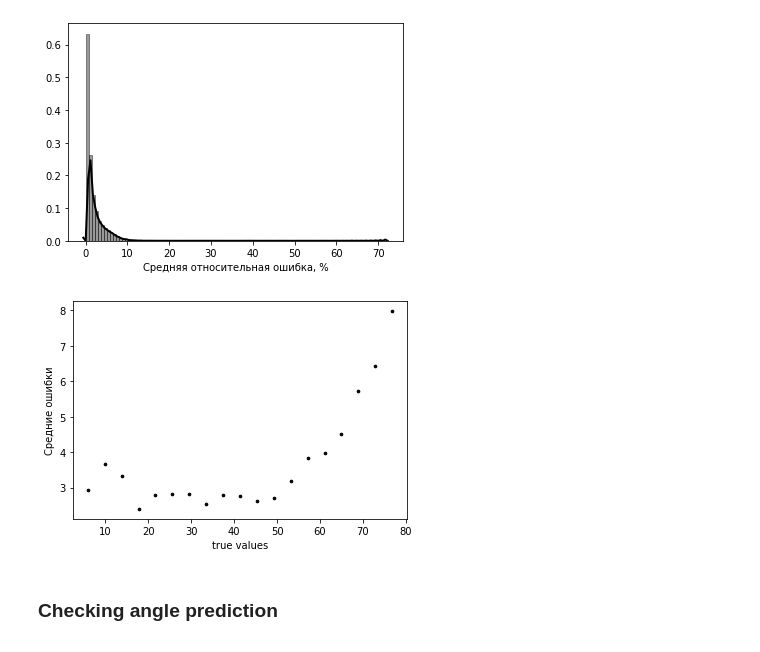
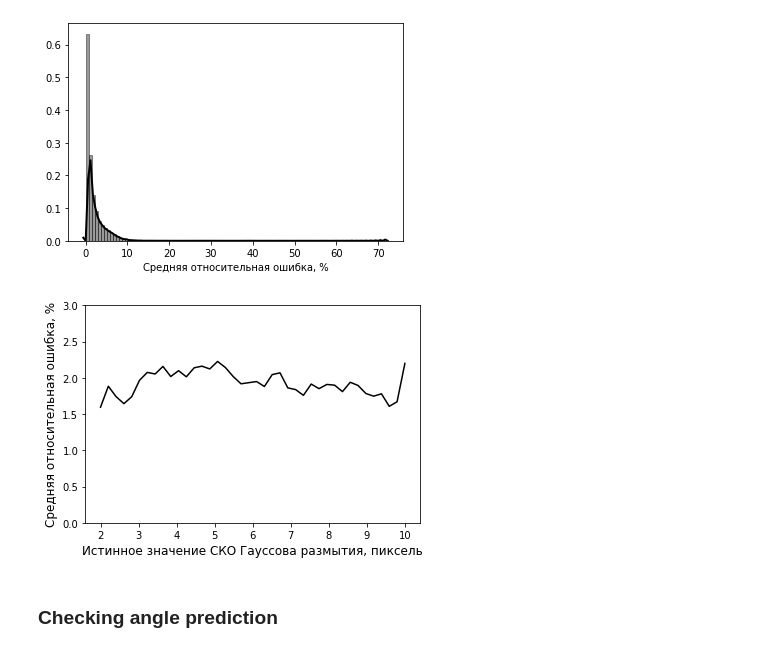
Before and after one commit to IaroslavS/blur_classification, a Jupyter notebook: blur_classification_v2.ipynb, the cells around one changed output. Cells and saved outputs as stored; diff of their text form; code cells hidden in the pictures.

```diff
--- a/blur_classification_v2.ipynb
+++ b/blur_classification_v2.ipynb
@@ -8646,7 +8646,7 @@ print(output_filename)
 with open(output_filename, 'w') as f:
     json.dump(predictions, f)
 # %%
-with open('/content/drive/My Drive/Datasets/Spectres_of_linear_blurred_images(num_angles=180,_num_r=20)/weights-resnet18-blur-regression-radius-linear-smearing-26-3.75(filter>5).json') as file:
+with open('/content/drive/My Drive/Datasets/Spectres_of_Gauss_blurred_images_2_10/weights-resnet18-Gauss-blur-regression-77-val_mean_relative_error-2.08.json') as file:
   predictions = json.load(file)
 # %%
 # Relative error distribution
@@ -8664,20 +8664,27 @@ sns.distplot(relative_errors, hist=True, kde=True,
 # %%
 # Error dependence from true value
 true_values = []
 mean_errors = []
 for key in predictions.keys():
   true_values.append(float(key))
   array_of_errors = 100*abs(np.array(predictions[key])-np.array([float(key)]*len(predictions[key])))/float(key)
   mean_errors.append(np.sum(array_of_errors)/len(array_of_errors))
-plt.scatter(true_values, mean_errors, c='black', s= 7)
-# x = np.linspace(min(true_values),(true_values),10)
-# xi = list(range(len(x)))
-# # plt.xticks(xi, x)
-plt.xlabel('true values')
-plt.ylabel('Средние ошибки')
+true_values = np.array(true_values)
+mean_errors = np.array(mean_errors)
+mean_errors = mean_errors[[np.argsort(true_values)]]
+true_values = true_values[[np.argsort(true_values)]]
+plt.ylim(0,3)
+plt.plot(true_values, mean_errors, color='black')
+x = np.linspace(min(true_values),(true_values),10)
+xi = list(range(len(x)))
+# plt.xticks(xi, x)
+plt.xlabel("Истинное значение СКО Гауссова размытия, пиксель", fontsize=12)
+plt.ylabel('Средняя относительная ошибка, %', fontsize=12)
+plt.rcParams['axes.labelsize'] = 12
+plt.savefig('training.tif', dpi=300)
 plt.show()
 # %% [output]
-[figure, old version]
+[figure, new version]
 # %%
 sum(mean_errors)/len(mean_errors)
 # %% [markdown]
```
